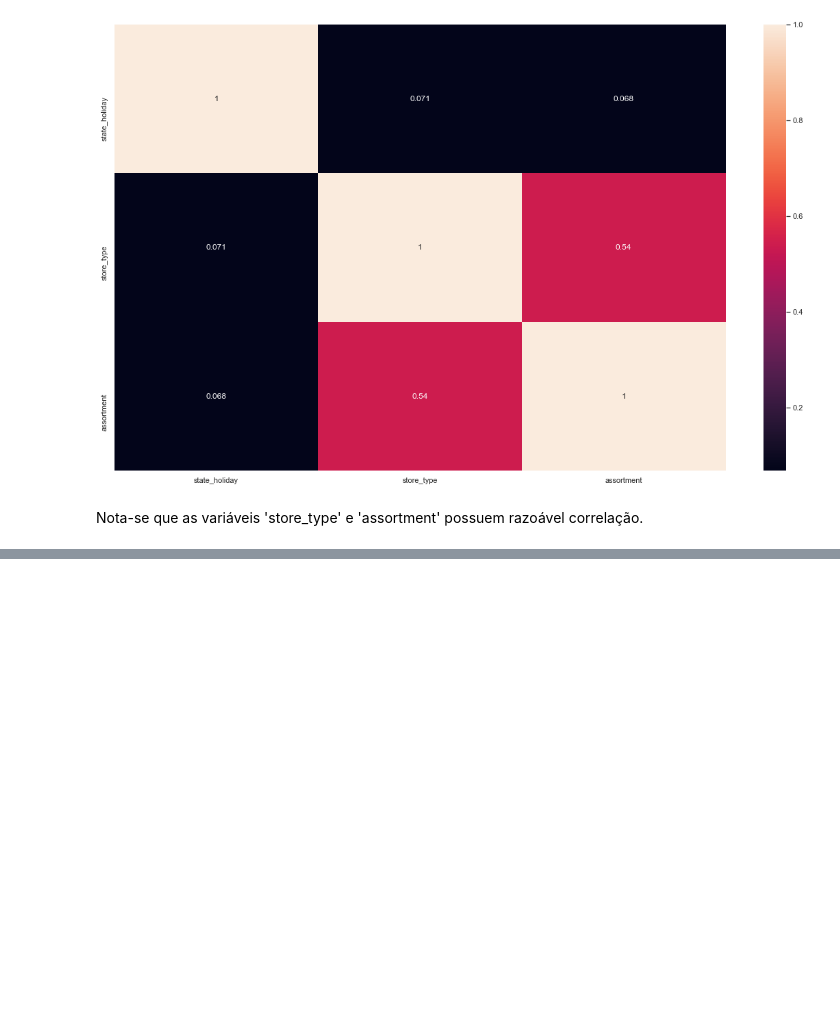
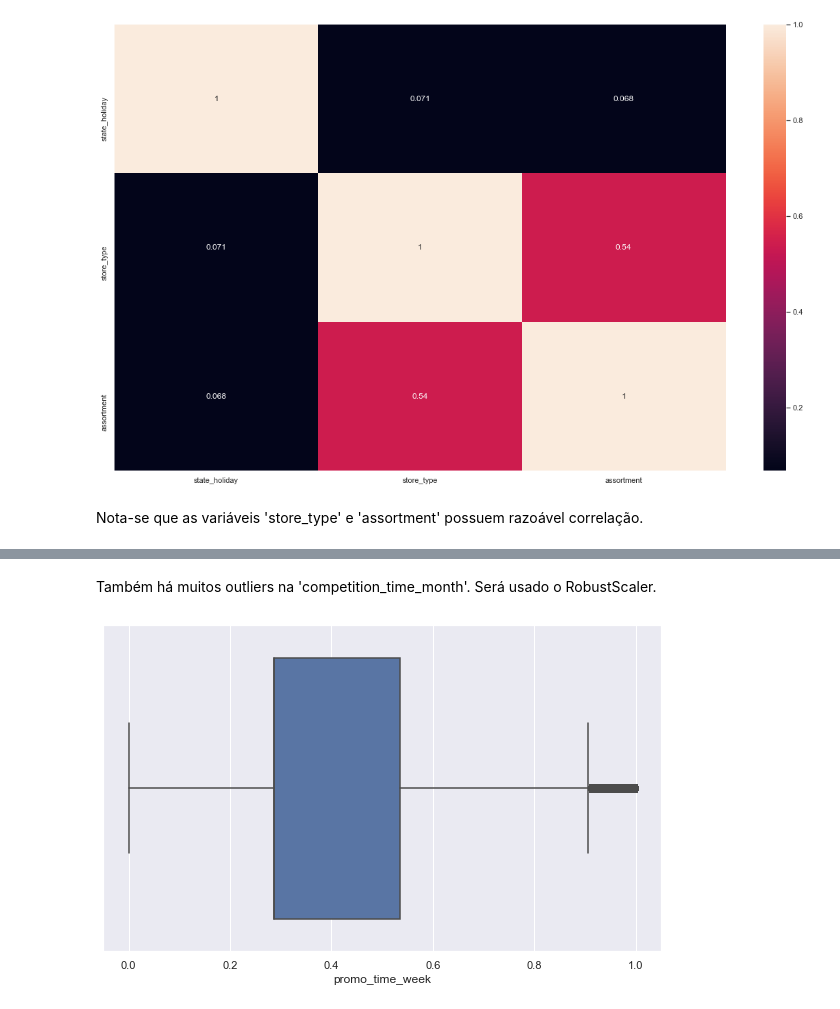
Before and after one commit to renato-favarin/ds_em_producao, a Jupyter notebook: ds_em_producao.ipynb, the cells around one changed output, grey strips where cells are left out. Saved outputs shown, nothing was run; the diff lists cells and outputs as text; code cells hidden in the pictures; blank space fills up the shorter version.

```diff
--- a/ds_em_producao.ipynb
+++ b/ds_em_producao.ipynb
@@ -1191,0 +1307,7 @@ Nota-se que as variáveis 'store_type' e 'assortment' possuem razoável correla
+# %% [markdown]
+Também há muitos outliers na 'competition_time_month'. Será usado o RobustScaler.
+# %%
+plt.figure(figsize=(10,6))
+sns.boxplot(x = df5['promo_time_week']);
+# %% [output]
+[figure, added]
```
Also changed, not shown: parts of 35 cells of this notebook.
